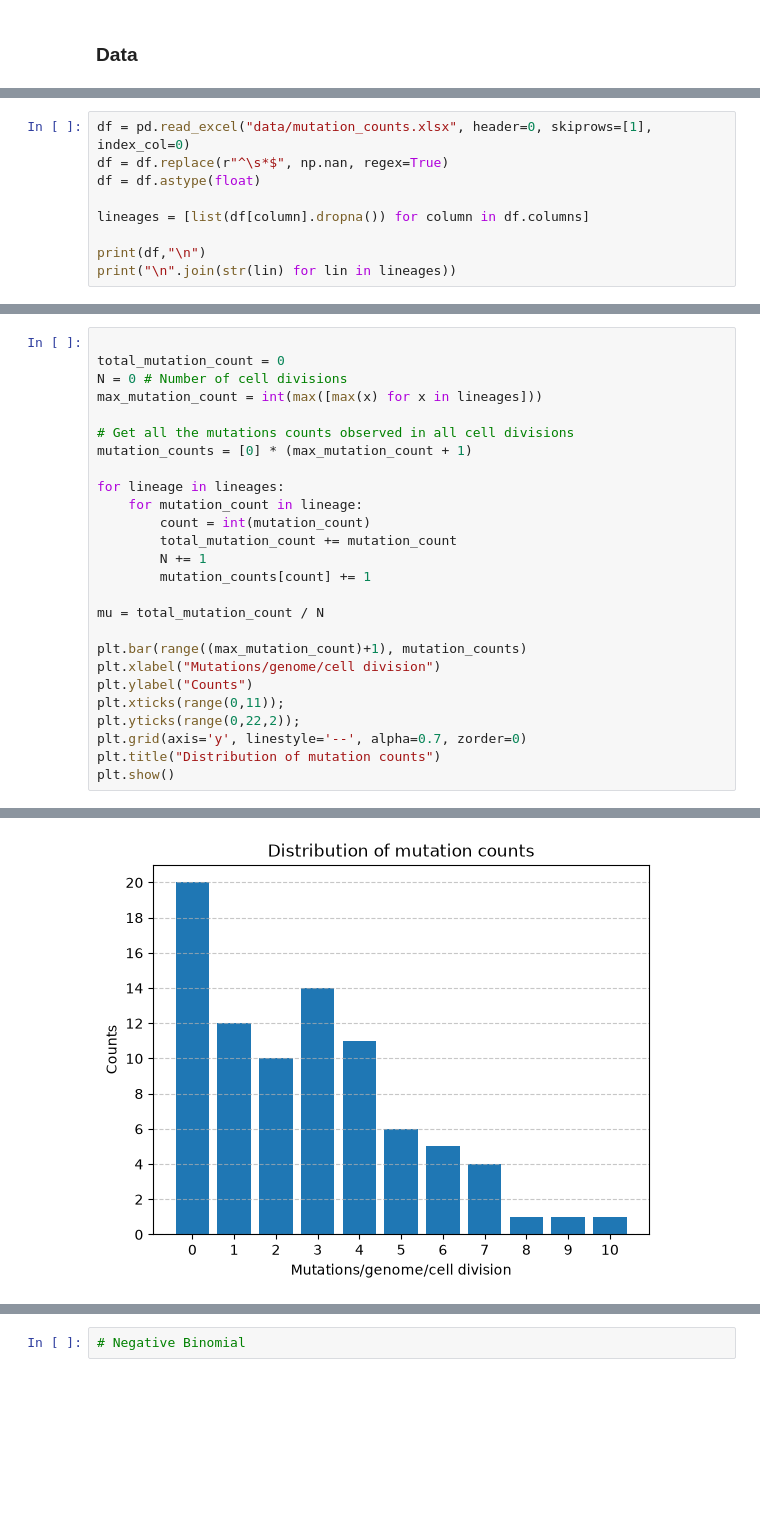
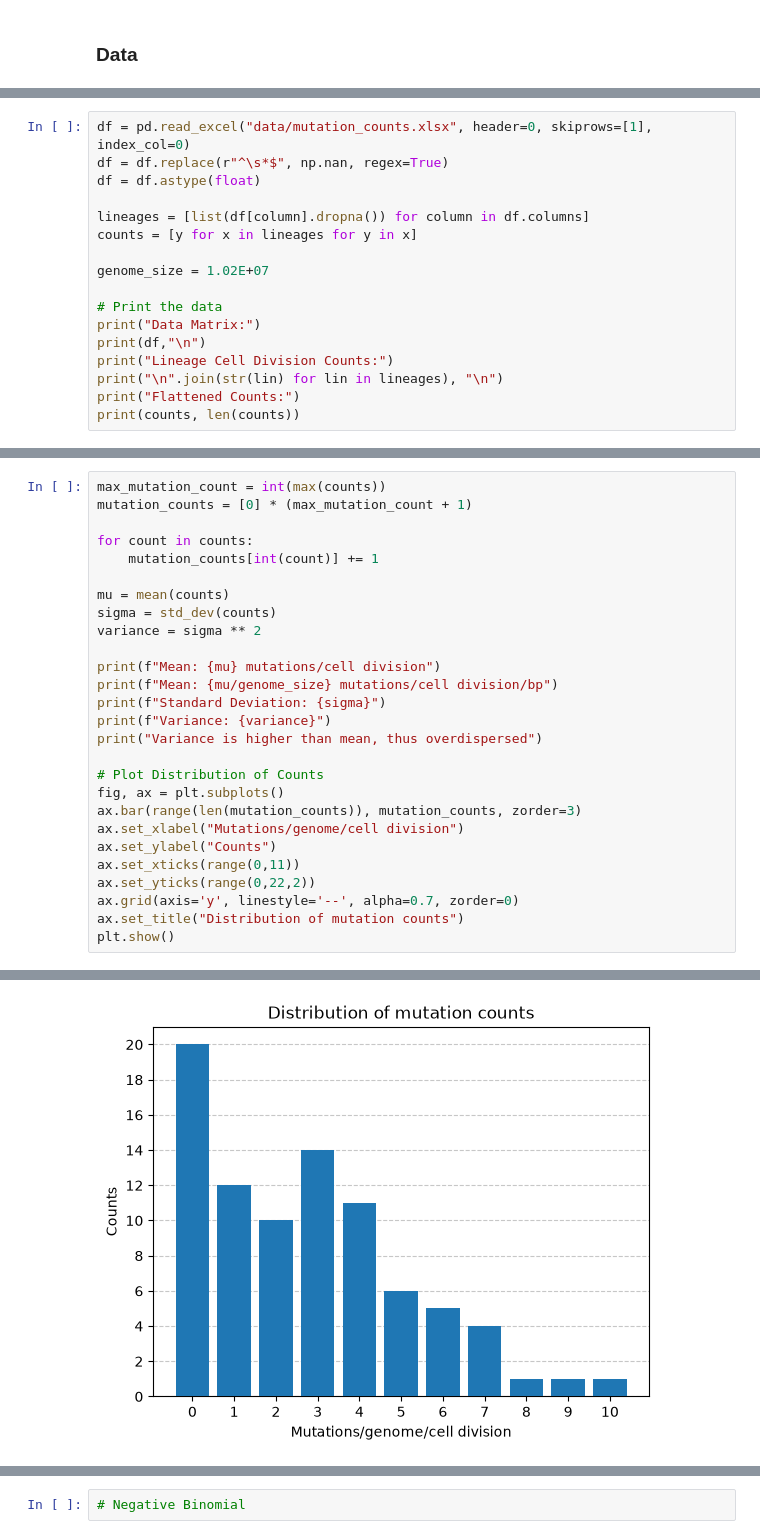
Before and after one commit to atomsim/cb2330-PRO1-Pair23, a Jupyter notebook: project.ipynb, the cells around one changed output, grey strips where cells are left out. Cells and saved outputs as stored; diff of their text form; blank space fills up the shorter version.

```diff
--- a/project.ipynb
+++ b/project.ipynb
@@ -98,7 +103,15 @@ df = df.replace(r"^\s*$", np.nan, regex=True)
 df = df.astype(float)
 
 lineages = [list(df[column].dropna()) for column in df.columns]
+counts = [y for x in lineages for y in x]
 
+genome_size = 1.02E+07
+
+# Print the data
+print("Data Matrix:")
 print(df,"\n")
-print("\n".join(str(lin) for lin in lineages))
+print("Lineage Cell Division Counts:")
+print("\n".join(str(lin) for lin in lineages), "\n")
+print("Flattened Counts:")
+print(counts, len(counts))
 # %% [output]
@@ -122,27 +137,28 @@ Lineage
 # %%
-
-total_mutation_count = 0
-N = 0 # Number of cell divisions
-max_mutation_count = int(max([max(x) for x in lineages]))
-
-# Get all the mutations counts observed in all cell divisions
+max_mutation_count = int(max(counts))
 mutation_counts = [0] * (max_mutation_count + 1)
 
-for lineage in lineages:
-    for mutation_count in lineage:
-        count = int(mutation_count)
-        total_mutation_count += mutation_count
-        N += 1
-        mutation_counts[count] += 1
+for count in counts:
+    mutation_counts[int(count)] += 1
 
-mu = total_mutation_count / N
+mu = mean(counts)
+sigma = std_dev(counts)
+variance = sigma ** 2
 
-plt.bar(range((max_mutation_count)+1), mutation_counts)
-plt.xlabel("Mutations/genome/cell division")
-plt.ylabel("Counts")
-plt.xticks(range(0,11));
-plt.yticks(range(0,22,2));
-plt.grid(axis='y', linestyle='--', alpha=0.7, zorder=0)
-plt.title("Distribution of mutation counts")
+print(f"Mean: {mu} mutations/cell division")
+print(f"Mean: {mu/genome_size} mutations/cell division/bp")
+print(f"Standard Deviation: {sigma}")
+print(f"Variance: {variance}")
+print("Variance is higher than mean, thus overdispersed")
+
+# Plot Distribution of Counts
+fig, ax = plt.subplots()
+ax.bar(range(len(mutation_counts)), mutation_counts, zorder=3)
+ax.set_xlabel("Mutations/genome/cell division")
+ax.set_ylabel("Counts")
+ax.set_xticks(range(0,11))
+ax.set_yticks(range(0,22,2))
+ax.grid(axis='y', linestyle='--', alpha=0.7, zorder=0)
+ax.set_title("Distribution of mutation counts")
 plt.show()
 # %% [output]
@@ -149 +170 @@ plt.show()
-[figure, old version]
+[figure, new version]
```
Also changed, not shown: parts of 10 cells of this notebook, 7 other files.
